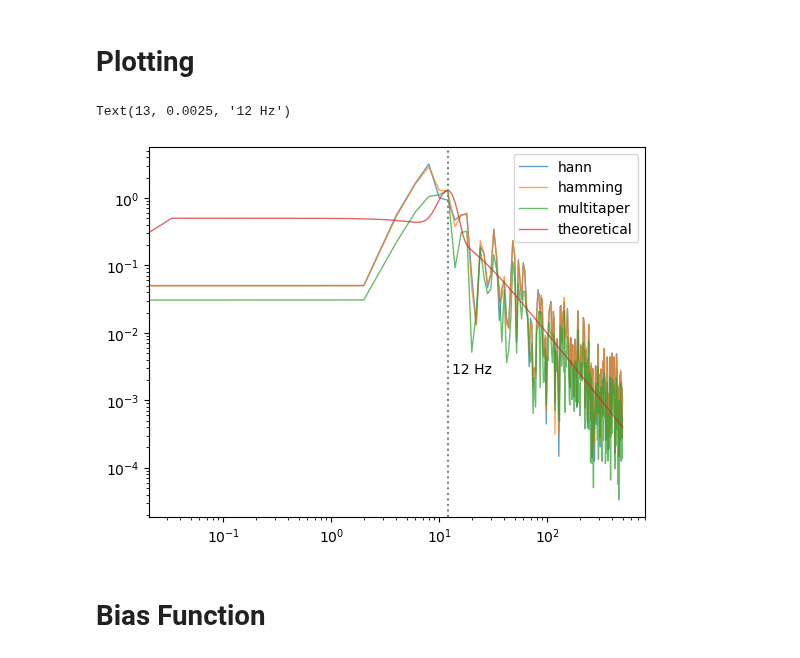
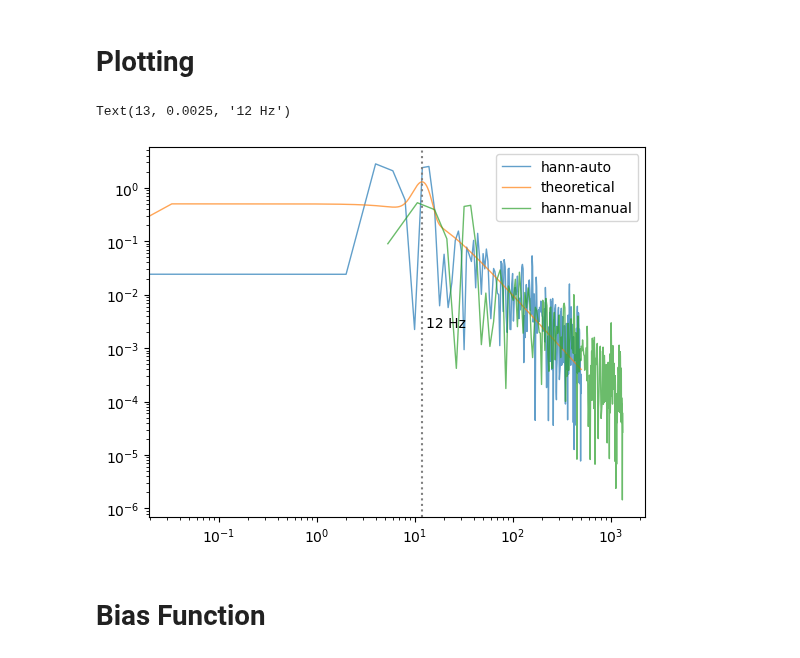
Before and after one commit to anika-kum/spectral-analysis-comparison, a Jupyter notebook: uh_oh.ipynb, the cells around one changed output. Saved outputs shown, nothing was run; the diff lists cells and outputs as text; code cells hidden in the pictures.

Commit message:
modified single_taper_no_welch in final_taper_comparison

```diff
--- a/uh_oh.ipynb
+++ b/uh_oh.ipynb
@@ -60,23 +125,31 @@ def multitaper_psd(signal, window_length_sec, TW = 1, K = None, fs=1000):
 # %%
 window_length = 0.5 # in seconds
 
 freq_hann, psd_hann = single_taper_psd(data_td, window_length, 'hann')
 freq_hamming, psd_hamming = single_taper_psd(data_td, window_length, 'hamming')
 freq_mt, psd_mt = multitaper_psd(data_td, window_length, TW = 1)
 freq_theo, psd_theo = data_fd.frequencies, data_fd.combined_spectrum
 
-plt.loglog(freq_hann, psd_hann, linewidth=1, alpha=0.7, label='hann')
-plt.loglog(freq_hamming, psd_hamming, linewidth=1, alpha=0.7, label='hamming')
-plt.loglog(freq_mt, psd_mt, linewidth=1, alpha=0.7, label='multitaper')
+plt.loglog(freq_hann, psd_hann, linewidth=1, alpha=0.7, label='hann-auto')
+#plt.loglog(freq_hamming, psd_hamming, linewidth=1, alpha=0.7, label='hamming')
+#plt.loglog(freq_mt, psd_mt, linewidth=1, alpha=0.7, label='multitaper')
 plt.loglog(freq_theo, psd_theo, linewidth=1, alpha=0.7, label='theoretical')
+
+freq_hann, psd_hann = single_taper_no_welch(data_td, window_length=window_length, taper_shape='hann')
+freq_hamming, psd_hamming = single_taper_no_welch(data_td, window_length=window_length, taper_shape='hamming')
+freq_mt, psd_mt = multitaper(data_td, window_length=window_length, TW=2)
+
+plt.loglog(freq_hann, psd_hann, linewidth=1, alpha=0.7, label='hann-manual')
+#plt.loglog(freq_hamming, psd_hamming, linewidth=1, alpha=0.7, label='hamming')
+#plt.loglog(freq_mt, psd_mt, linewidth=1, alpha=0.7, label='multitaper (scaled)')
 
 plt.legend()
 
 plt.axvline(x=12, color='gray', linestyle=':', linewidth=1.5)
 plt.text(13, 0.0025,'12 Hz')
 # %% [output]
 Text(13, 0.0025, '12 Hz')
-[figure, old version]
+[figure, new version]
 # %% [markdown]
 # Bias Function
 # %%
```
Also changed, not shown: parts of 3 cells of this notebook, 2 other files.
